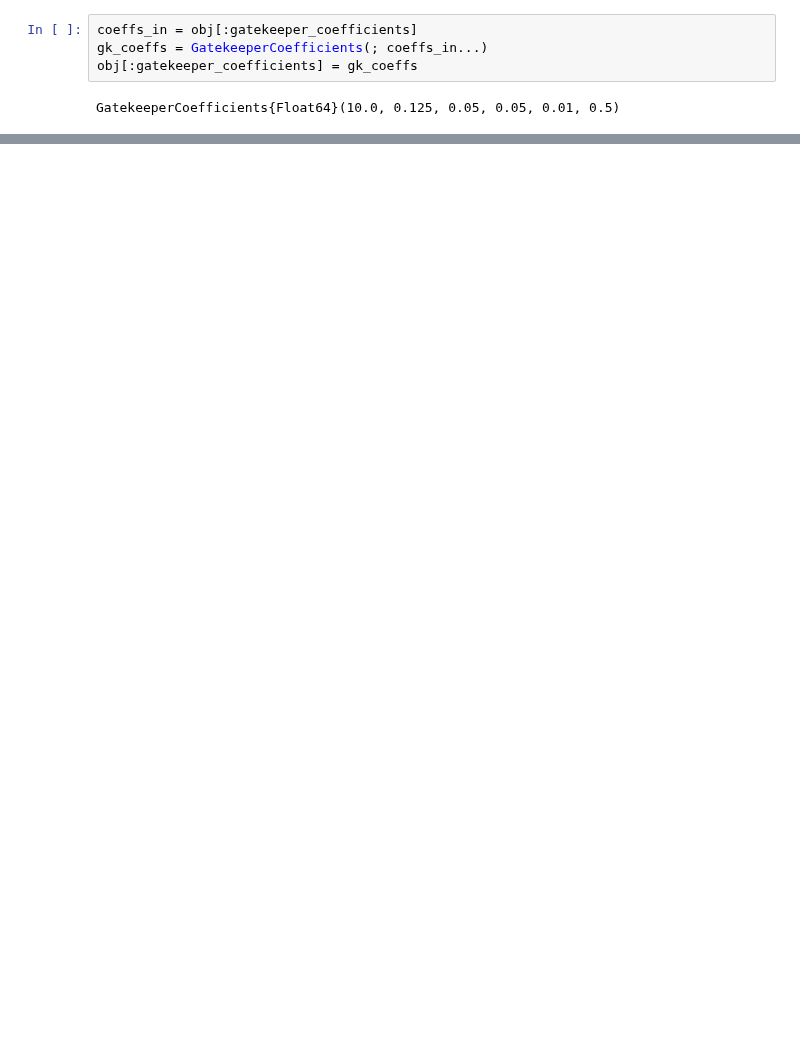
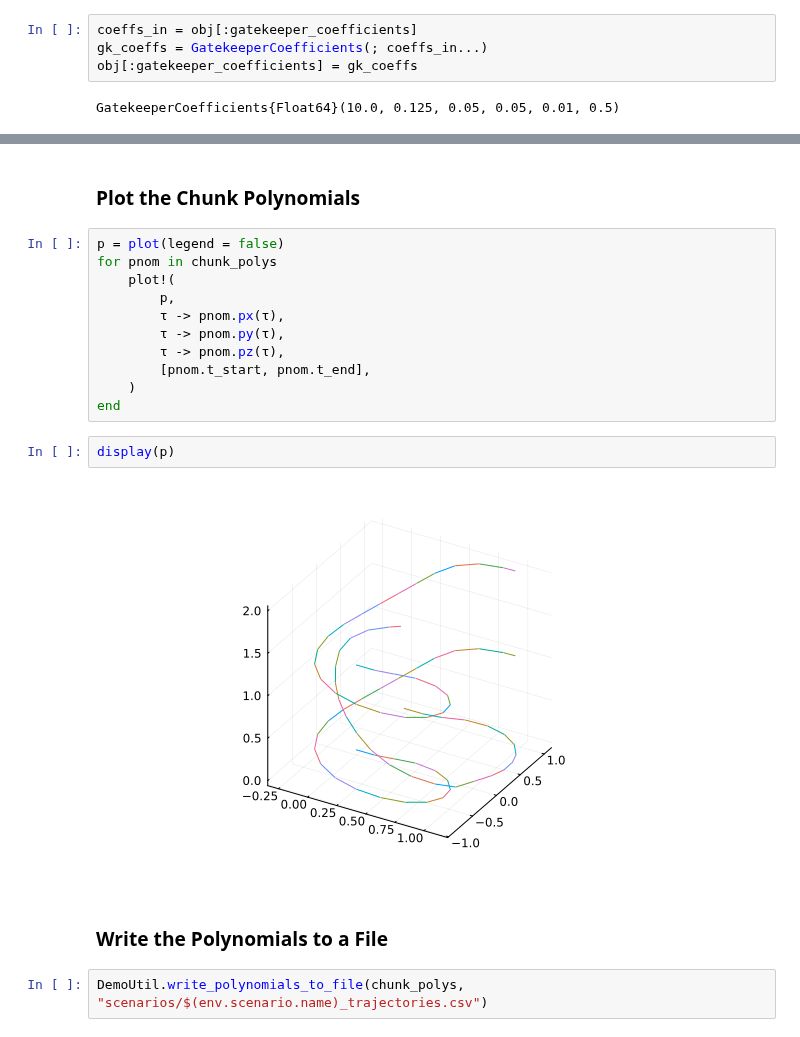
Before and after one commit to dev10110/GatekeeperFormationFlight.jl, a Jupyter notebook: examples/caams_demo/scenario_builder.ipynb, the cells around one changed output, grey strips where cells are left out. Cells and saved outputs as stored; diff of their text form; blank space fills up the shorter version.

```diff
--- a/examples/caams_demo/scenario_builder.ipynb
+++ b/examples/caams_demo/scenario_builder.ipynb
@@ -88,0 +285,21 @@ Dict{Symbol, Any} with 1 entry:
+# %% [markdown]
+### Plot the Chunk Polynomials
+# %%
+p = plot(legend = false)
+for pnom in chunk_polys
+    plot!(
+        p,
+        τ -> pnom.px(τ),
+        τ -> pnom.py(τ),
+        τ -> pnom.pz(τ),
+        [pnom.t_start, pnom.t_end],
+    )
+end
+# %%
+display(p)
+# %% [output]
+[figure, added]
+# %% [markdown]
+### Write the Polynomials to a File
+# %%
+DemoUtil.write_polynomials_to_file(chunk_polys, "scenarios/$(env.scenario.name)_trajectories.csv")
```
Also changed, not shown: parts of 33 cells of this notebook, 12 other files.
